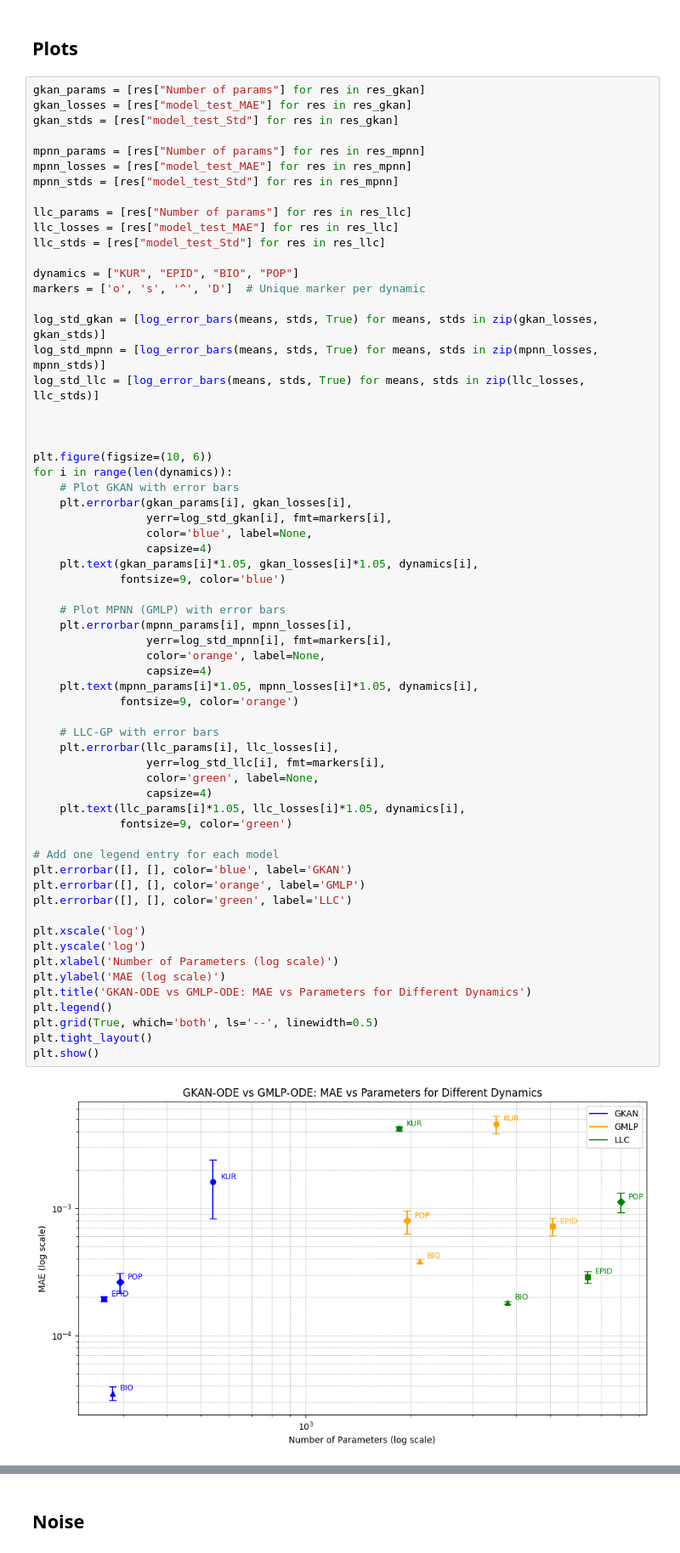
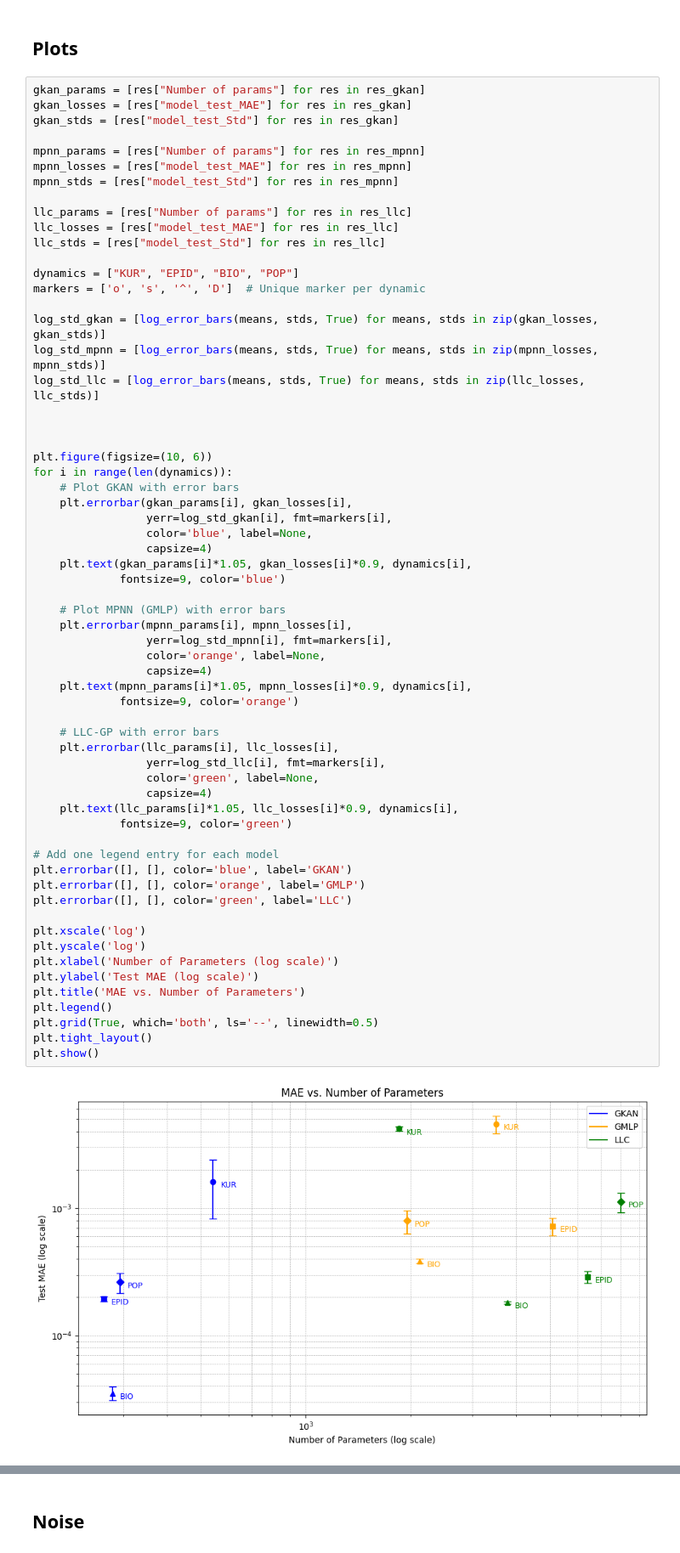
Before and after one commit to riccardocappi/Kan-for-Interpretable-Graph-Dynamics, a Jupyter notebook: plots.ipynb, the cells around one changed output, grey strips where cells are left out. Shown at 85% size. Drawn from its saved outputs; the diff is of its cells as text.

```diff
--- a/plots.ipynb
+++ b/plots.ipynb
@@ -84,41 +84,41 @@ for i in range(len(dynamics)):
                  yerr=log_std_gkan[i], fmt=markers[i],
                  color='blue', label=None,
                  capsize=4)
-    plt.text(gkan_params[i]*1.05, gkan_losses[i]*1.05, dynamics[i],
+    plt.text(gkan_params[i]*1.05, gkan_losses[i]*0.9, dynamics[i],
              fontsize=9, color='blue')
 
     # Plot MPNN (GMLP) with error bars
     plt.errorbar(mpnn_params[i], mpnn_losses[i],
                  yerr=log_std_mpnn[i], fmt=markers[i],
                  color='orange', label=None,
                  capsize=4)
-    plt.text(mpnn_params[i]*1.05, mpnn_losses[i]*1.05, dynamics[i],
+    plt.text(mpnn_params[i]*1.05, mpnn_losses[i]*0.9, dynamics[i],
              fontsize=9, color='orange')
 
     # LLC-GP with error bars
     plt.errorbar(llc_params[i], llc_losses[i],
                  yerr=log_std_llc[i], fmt=markers[i],
                  color='green', label=None,
                  capsize=4)
-    plt.text(llc_params[i]*1.05, llc_losses[i]*1.05, dynamics[i],
+    plt.text(llc_params[i]*1.05, llc_losses[i]*0.9, dynamics[i],
              fontsize=9, color='green')
 
 # Add one legend entry for each model
 plt.errorbar([], [], color='blue', label='GKAN')
 plt.errorbar([], [], color='orange', label='GMLP')
 plt.errorbar([], [], color='green', label='LLC')
 
 plt.xscale('log')
 plt.yscale('log')
 plt.xlabel('Number of Parameters (log scale)')
-plt.ylabel('MAE (log scale)')
-plt.title('GKAN-ODE vs GMLP-ODE: MAE vs Parameters for Different Dynamics')
+plt.ylabel('Test MAE (log scale)')
+plt.title('MAE vs. Number of Parameters')
 plt.legend()
 plt.grid(True, which='both', ls='--', linewidth=0.5)
 plt.tight_layout()
 plt.show()
 # %% [output]
-[figure, old version]
+[figure, new version]
 # %%
 import matplotlib.pyplot as plt
 import numpy as np
```
Also changed, not shown: parts of 6 cells of this notebook, 11 other files.
